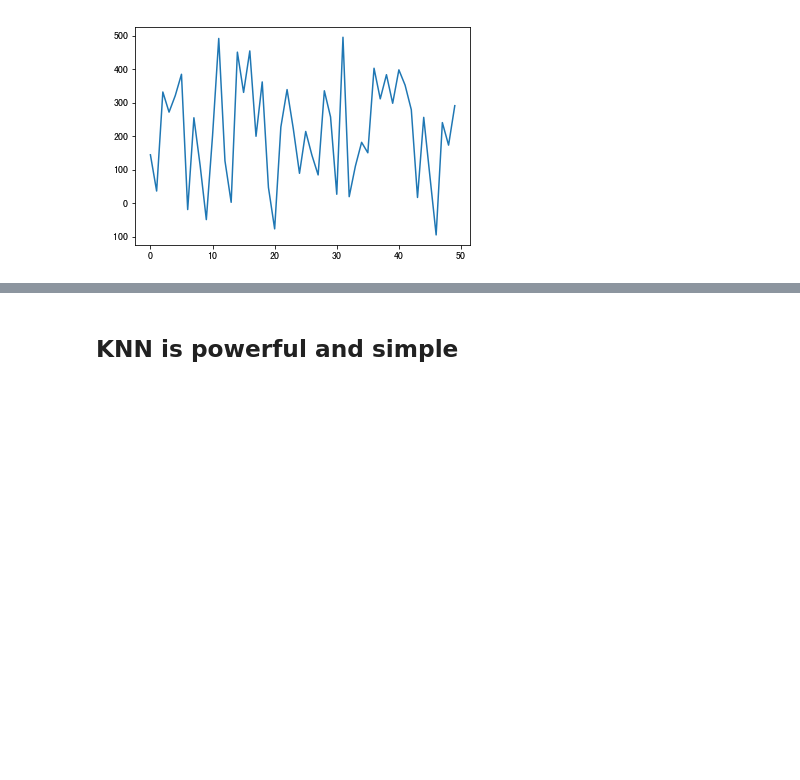
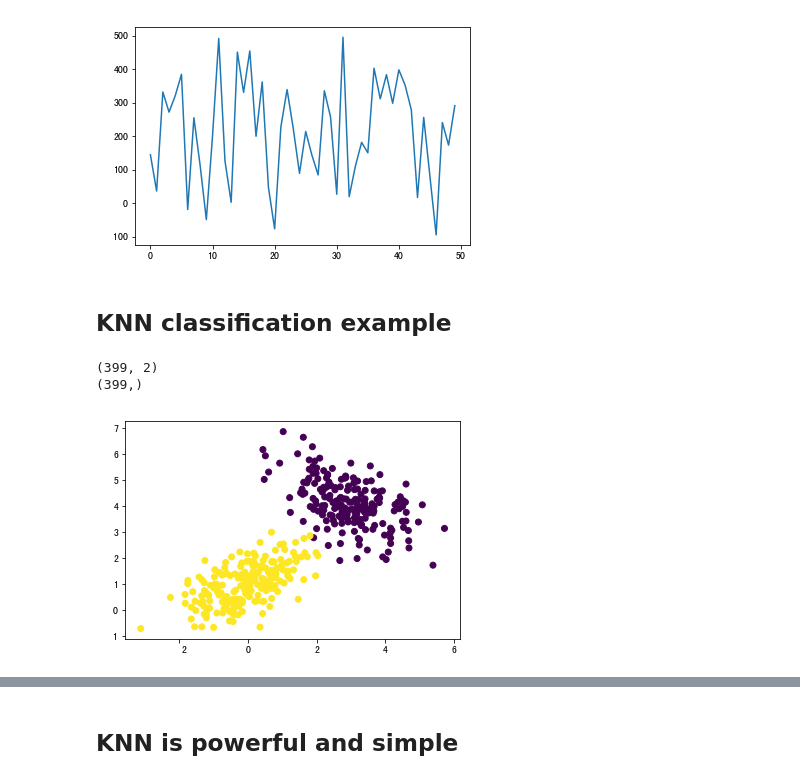
Before and after one commit to computing-intelligence/jupyters_and_slides, a Jupyter notebook: 2019-autumn/Lecture-09.ipynb, the cells around one changed output, grey strips where cells are left out. Drawn from its saved outputs; the diff is of its cells as text; code cells hidden in the pictures; blank space fills up the shorter version.

```diff
--- a/2019-autumn/Lecture-09.ipynb
+++ b/2019-autumn/Lecture-09.ipynb
@@ -26,3 +26,5 @@ plt.plot(sample)
 # %%
 def knn(x):
     pass
+# %% [markdown]
+## KNN classification example
@@ -28,0 +35,24 @@ def knn(x):
+# %%
+dfx = pd.read_csv('datasets/xdata.csv')
+dfy = pd.read_csv('datasets/ydata.csv')
+# %%
+X = dfx.values
+Y = dfy.values
+
+X = X[:,1:]
+Y = Y[:,1:].reshape((-1,))
+
+#print(X)
+
+print(X.shape)
+print(Y.shape)
+
+#print(Y)
+# %% [output]
+(399, 2)
+(399,)
+# %%
+plt.scatter(X[:,0],X[:,1],c=Y)
+plt.show()
+# %% [output]
+[figure, added]
```
Also changed, not shown: parts of 4 cells of this notebook, 2 other files.
